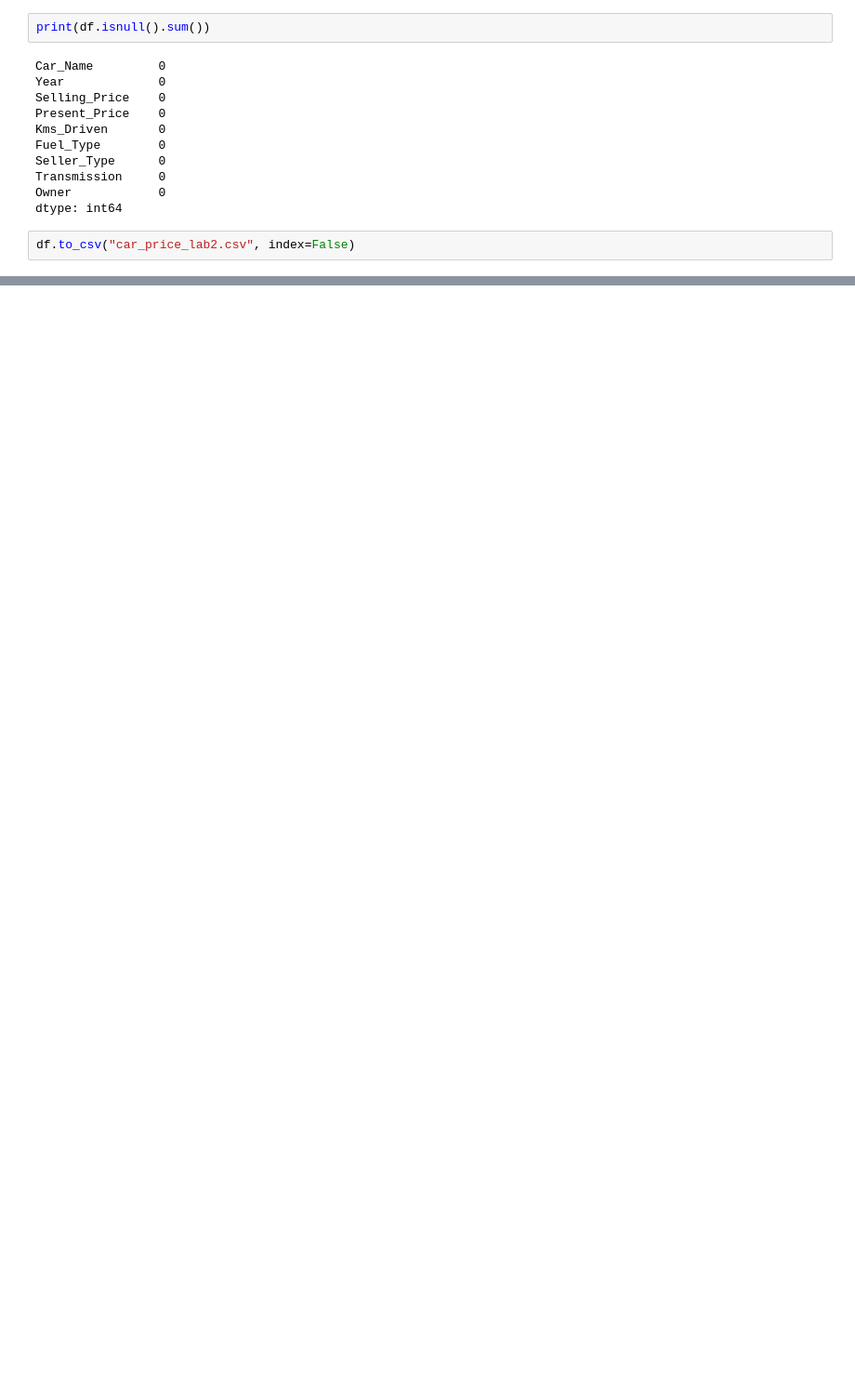
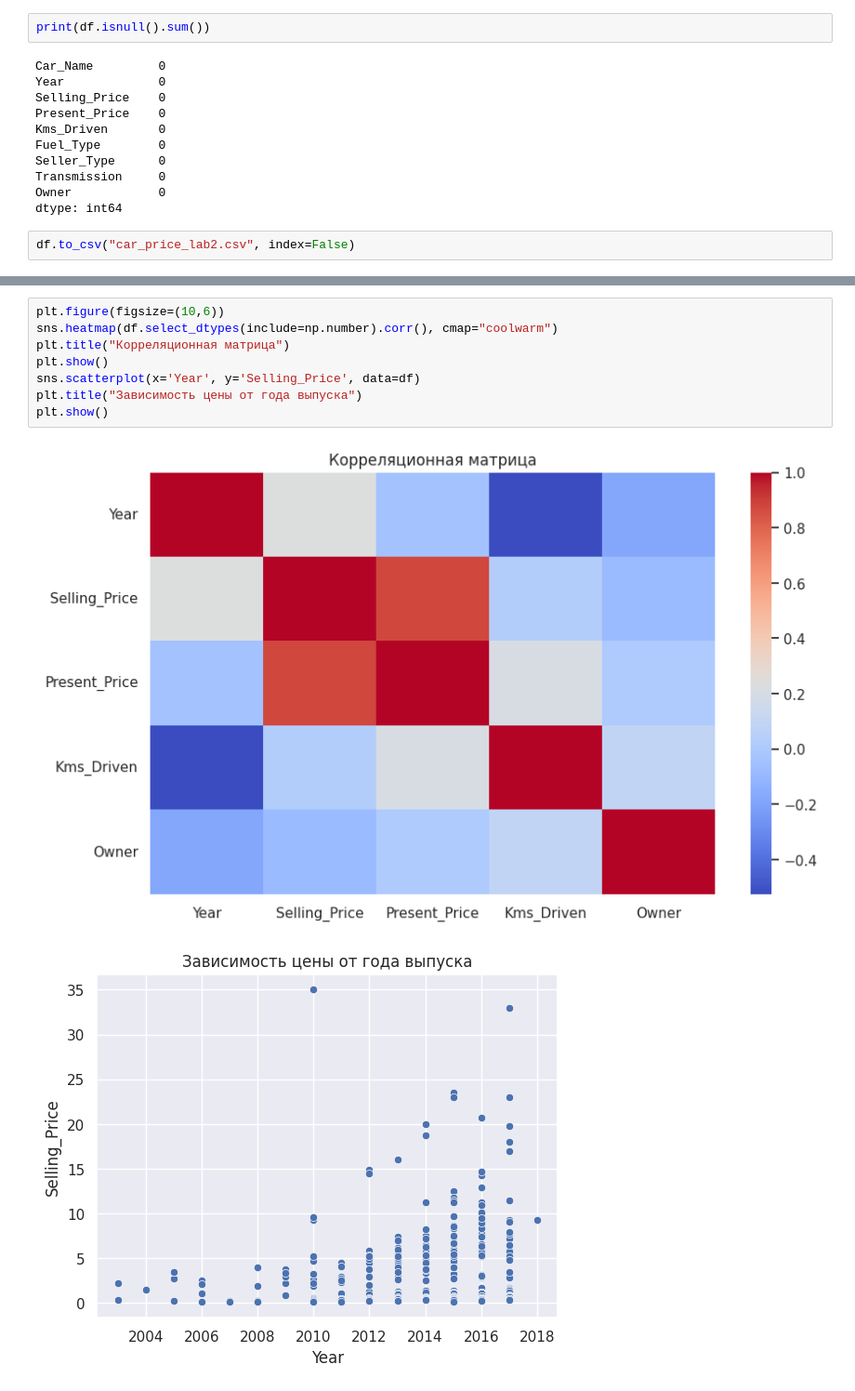
Before and after one commit to brahman98/geekbrains_git, a Jupyter notebook: Untitled0.ipynb, the cells around one changed output, grey strips where cells are left out. Shown at 93% size. Cells and saved outputs as stored; diff of their text form; blank space fills up the shorter version.

```diff
--- a/Untitled0.ipynb
+++ b/Untitled0.ipynb
@@ -147,0 +233,11 @@ df.to_csv("car_price_lab2.csv", index=False)
+# %%
+plt.figure(figsize=(10,6))
+sns.heatmap(df.select_dtypes(include=np.number).corr(), cmap="coolwarm")
+plt.title("Корреляционная матрица")
+plt.show()
+sns.scatterplot(x='Year', y='Selling_Price', data=df)
+plt.title("Зависимость цены от года выпуска")
+plt.show()
+# %% [output]
+[figure, added]
+[figure, added]
```
Also changed, not shown: parts of 12 cells of this notebook.
